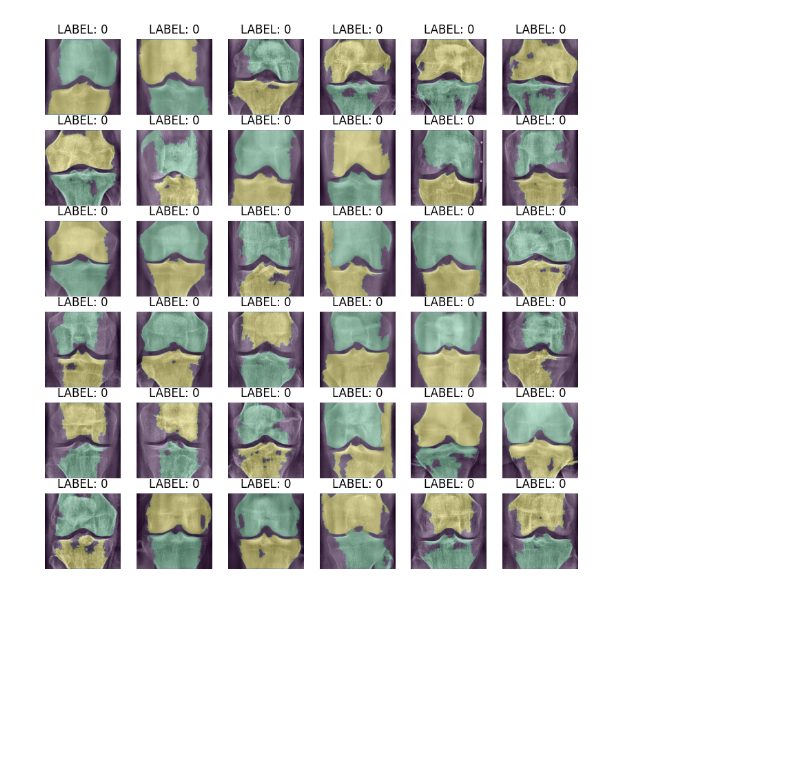
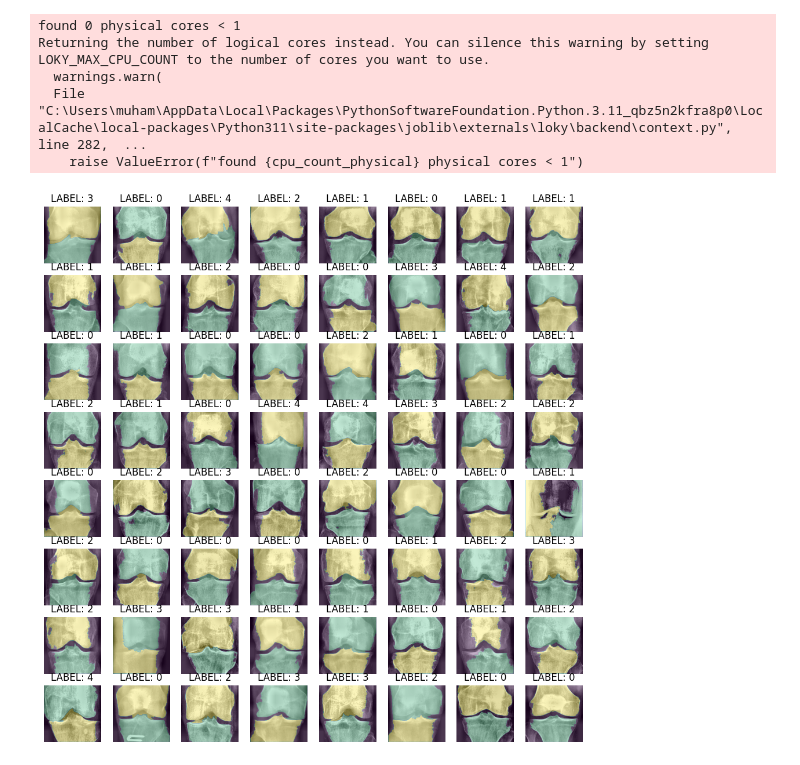
Before and after one commit to Muhammad-Al-Barbary/KneeOsteoarthritisClassification, a Jupyter notebook: main.ipynb, the cells around one changed output. Cells and saved outputs as stored; diff of their text form; code cells hidden in the pictures; blank space fills up the shorter version.

```diff
--- a/main.ipynb
+++ b/main.ipynb
@@ -1,18 +1,33 @@
-# %%
-import matplotlib.pyplot as plt
-from data.dataset import train_loader, val_loader, test_loader
-
-plt.figure(figsize=(10,10))
-for i, batch in enumerate(val_loader):
-    image = batch['image'][0][0]
-    mask = batch['segmented_image'][0][0]
-    label = batch['label'].item()
-    plt.subplot(6,6,i+1)
-    plt.axis('off')
-    plt.imshow(image, cmap='gray')
-    plt.imshow(mask, alpha=0.3)
-    plt.title("LABEL: "+str(label))
-    if i == 35:
-        break
-# %% [output]
-[figure, removed]
+# %%
+import matplotlib.pyplot as plt
+from data.dataset import val_loader, train_loader
+
+
+for i, batch in enumerate(train_loader):
+    plt.figure(figsize=(12,12))
+    for j in range(len(batch['label'])):
+        plt.subplot(8,8,j+1)
+        plt.axis('off')
+        plt.imshow(batch['image'][j][0], cmap='gray')
+        plt.imshow(batch['image_segmented'][j,0], alpha=0.3)
+        plt.title("LABEL: "+str(batch['label'][j].item()))
+    plt.show()
+    break
+
+for i, batch in enumerate(val_loader):
+    plt.figure(figsize=(12,12))
+    for j in range(len(batch['label'])):
+        plt.subplot(8,8,j+1)
+        plt.axis('off')
+        plt.imshow(batch['image'][j][0], cmap='gray')
+        plt.imshow(batch['image_segmented'][j,0], alpha=0.3)
+        plt.title("LABEL: "+str(batch['label'][j].item()))
+    plt.show()
+    break
+# %% [output]
+found 0 physical cores < 1
+Returning the number of logical cores instead. You can silence this warning by setting LOKY_MAX_CPU_COUNT to the number of cores you want to use.
+  warnings.warn(
+  File "C:\Users\muham\AppData\Local\Packages\PythonSoftwareFoundation.Python.3.11_qbz5n2kfra8p0\LocalCache\local-packages\Python311\site-packages\joblib\externals\loky\backend\context.py", line 282,  ...
+    raise ValueError(f"found {cpu_count_physical} physical cores < 1")
+[figure, added]
```
Also changed, not shown: parts of 1 cell of this notebook, 2 other files.
